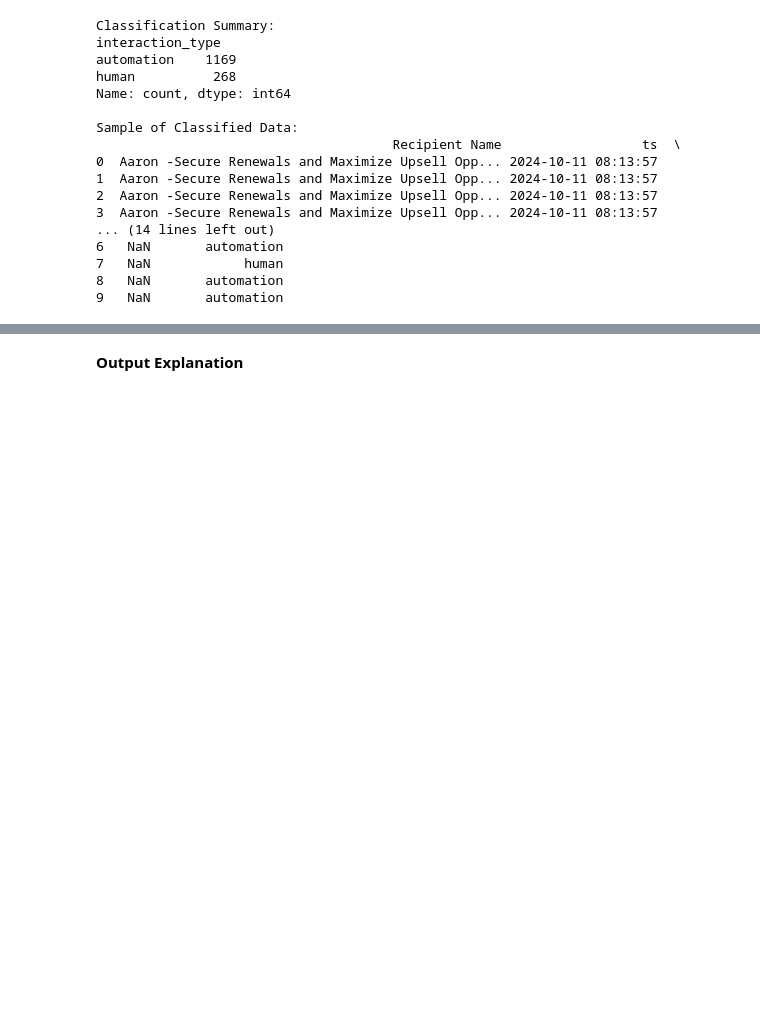
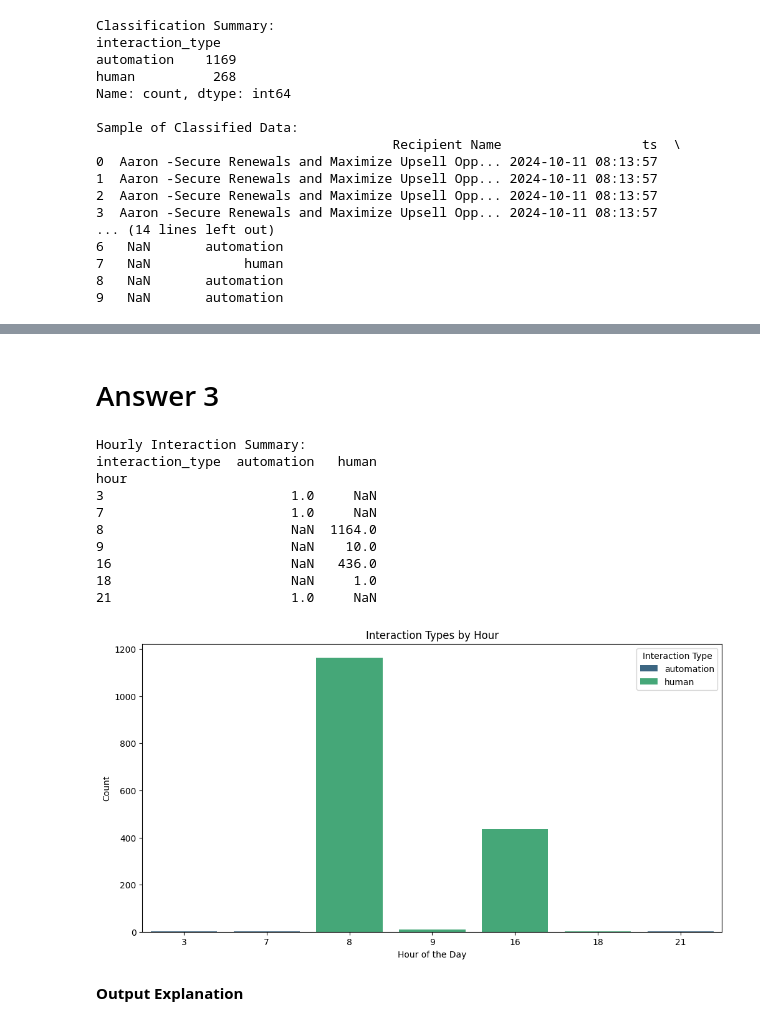
Before and after one commit to Evianitary18/Programming-With-Python, a Jupyter notebook: Evianita_Rifka_Yulistia_Data_Assessment.ipynb, the cells around one changed output, grey strips where cells are left out. Saved outputs shown, nothing was run; the diff lists cells and outputs as text; code cells hidden in the pictures; blank space fills up the shorter version.

```diff
--- a/Evianita_Rifka_Yulistia_Data_Assessment.ipynb
+++ b/Evianita_Rifka_Yulistia_Data_Assessment.ipynb
@@ -266,3 +345,57 @@ Sample of Classified Data:
+# %% [markdown]
+# Answer 3
+# %%
+import pandas as pd
+import matplotlib.pyplot as plt
+import seaborn as sns
+
+# Load dataset
+df_project = pd.read_csv('DataAssessment.csv')
+
+# Convert 'ts' to datetime format
+df_project['ts'] = pd.to_datetime(df_project['ts'], errors='coerce')
+
+# Extract the hour from the timestamp
+df_project['hour'] = df_project['ts'].dt.hour
+
+# Define rules for human vs. automation based on time of day
+def classify_by_hour(hour):
+    # Define human interaction hours (e.g., 8 AM to 6 PM)
+    if 8 <= hour <= 18:
+        return 'human'
+    else:
+        return 'automation'
+
+# Apply the classification
+df_project['interaction_type'] = df_project['hour'].apply(classify_by_hour)
+
+# Summary of interactions by hour
+hourly_summary = df_project.groupby('hour')['interaction_type'].value_counts().unstack()
+
+# Print the classified data
+print("Hourly Interaction Summary:")
+print(hourly_summary)
+
+# Visualization: Count of interactions by hour
+plt.figure(figsize=(12, 6))
+sns.countplot(data=df_project, x='hour', hue='interaction_type', palette='viridis')
+plt.title('Interaction Types by Hour')
+plt.xlabel('Hour of the Day')
+plt.ylabel('Count')
+plt.legend(title='Interaction Type')
+plt.show()
+# %% [output]
+Hourly Interaction Summary:
+interaction_type  automation   human
+hour
+3                        1.0     NaN
+7                        1.0     NaN
+8                        NaN  1164.0
+9                        NaN    10.0
+16                       NaN   436.0
+18                       NaN     1.0
+21                       1.0     NaN
+[figure, added]
 # %% [markdown]
 **Output Explanation**
 # %% [markdown]
```
Also changed, not shown: parts of 2 cells of this notebook.
